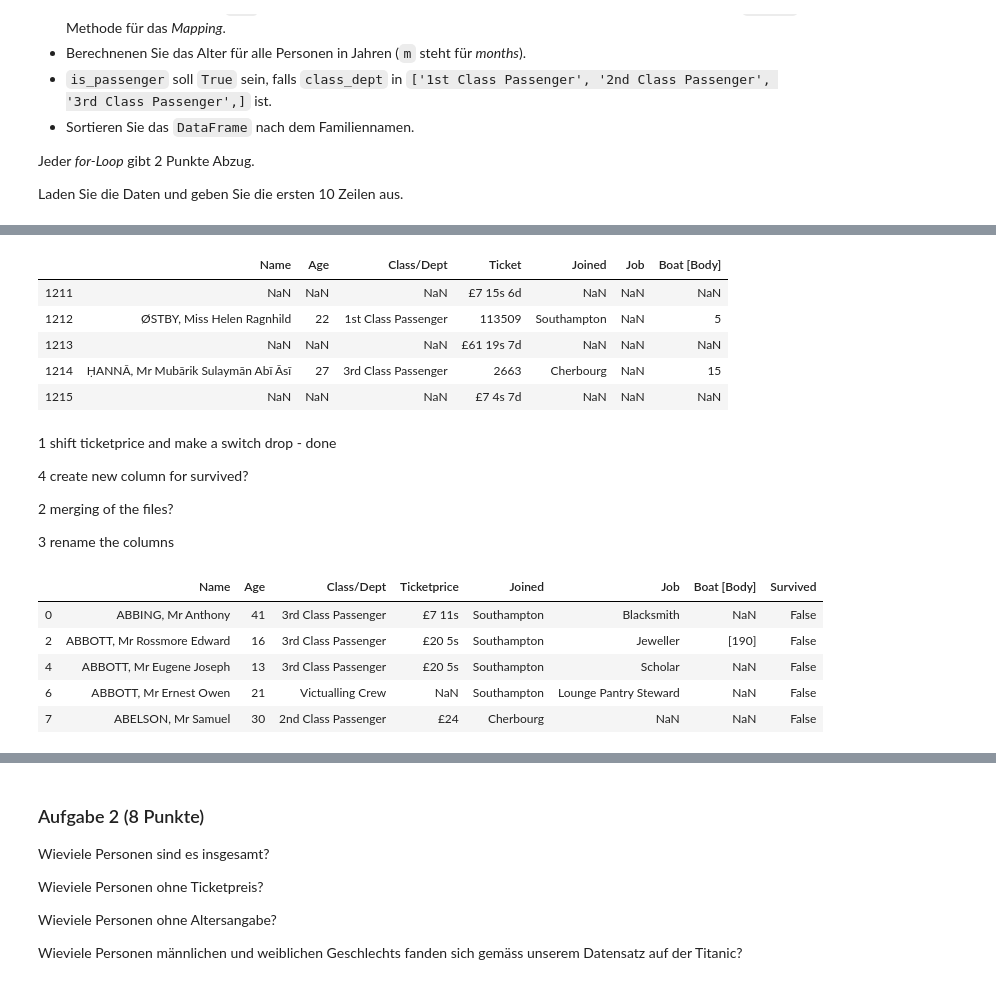
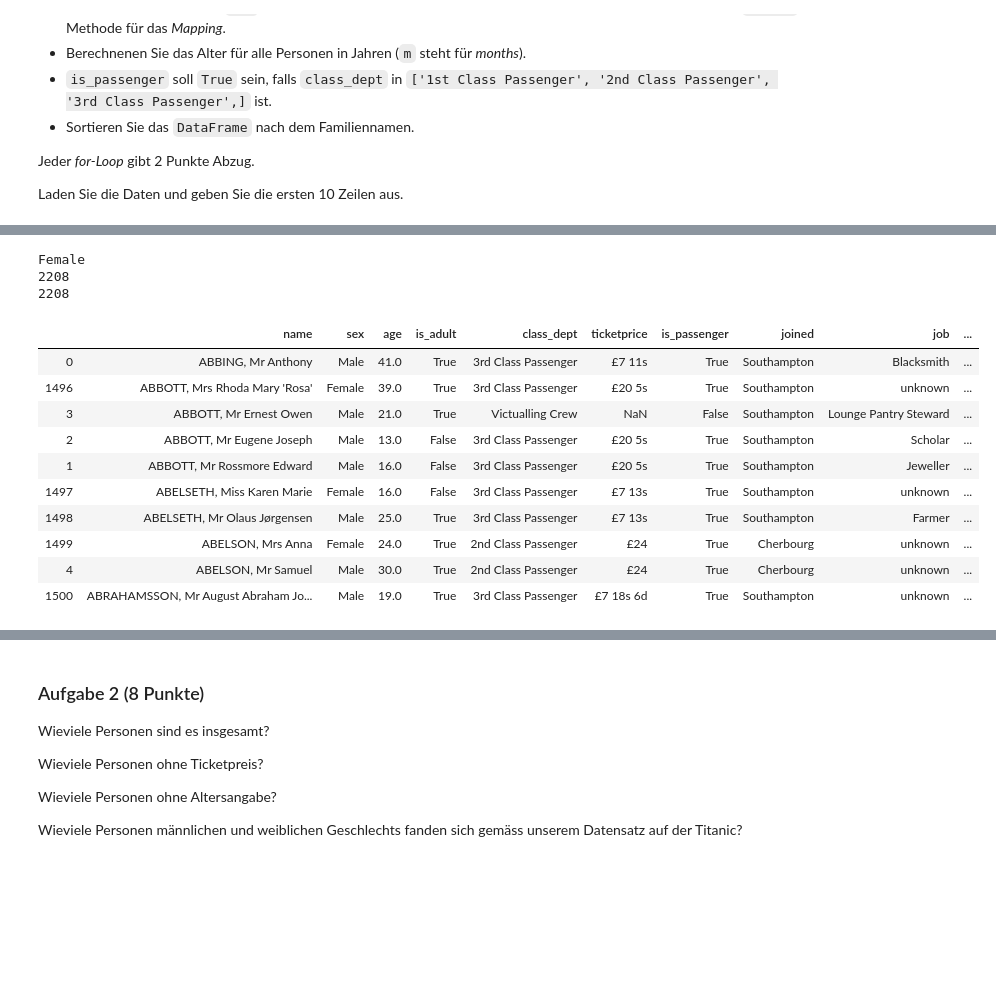
Before and after one commit to JuliaLauraMueller/dsp_hs2019, a Jupyter notebook: assignments/assignment11/exercise11.ipynb, the cells around one changed output, grey strips where cells are left out. Saved outputs shown, nothing was run; the diff lists cells and outputs as text; code cells hidden in the pictures; blank space fills up the shorter version.

```diff
--- a/assignments/assignment11/exercise11.ipynb
+++ b/assignments/assignment11/exercise11.ipynb
@@ -76,21 +70,10 @@ titanic_victims_df.head(5)
 # load File of titanic_survivors
 titanic_survivors_df = loadFile('../../data/titanic_survivors.csv')
 titanic_survivors_df.tail(5)
+print(len(titanic_survivors_df))
-# %% [output]
-|  | Name | Age | Class/Dept | Ticket | Joined | Job | Boat [Body] |
-| 1211 | NaN | NaN | NaN | £7 15s 6d | NaN | NaN | NaN |
-| 1212 | ØSTBY, Miss Helen Ragnhild | 22 | 1st Class Passenger | 113509 | Southampton | NaN | 5 |
-| 1213 | NaN | NaN | NaN | £61 19s 7d | NaN | NaN | NaN |
-| 1214 | ḤANNĀ, Mr Mubārik Sulaymān Abī Āsī | 27 | 3rd Class Passenger | 2663 | Cherbourg | NaN | 15 |
-| 1215 | NaN | NaN | NaN | £7 4s 7d | NaN | NaN | NaN |
-# %% [markdown]
-1 shift ticketprice and make a switch drop - done
-
-4 create new column for survived?
-
-2 merging of the files?
-
-3 rename the columns
+# %%
+titanic_victims_df = '../../data/titanic_victims.csv'
+titanic_survivors_df = '../../data/titanic_survivors.csv'
 # %%
 def cleanFile(df_1, df_2):
     #Shift ticketprice and drop unused row
@@ -122,15 +166,24 @@ def cleanFile(df_1, df_2):
 # %%
-import warnings
-from pandas.core.common import SettingWithCopyWarning
-warnings.simplefilter(action="ignore", category=SettingWithCopyWarning)
-
-result = cleanFile(titanic_victims_df, titanic_survivors_df)
-result.head(5)
+#import warnings
+#from pandas.core.common import SettingWithCopyWarning
+#warnings.simplefilter(action="ignore", category=SettingWithCopyWarning)
+titanic_df = cleanFile(titanic_victims_df, titanic_survivors_df)
+titanic_df.head(10)
+#print(titanic_df['is_adult'].value_counts())
+#print(titanic_df['is_adult'].value_counts())
 # %% [output]
+Female
+2208
+2208
-|  | Name | Age | Class/Dept | Ticketprice | Joined | Job | Boat [Body] | Survived |
-| 0 | ABBING, Mr Anthony | 41 | 3rd Class Passenger | £7 11s | Southampton | Blacksmith | NaN | False |
-| 2 | ABBOTT, Mr Rossmore Edward | 16 | 3rd Class Passenger | £20 5s | Southampton | Jeweller | [190] | False |
-| 4 | ABBOTT, Mr Eugene Joseph | 13 | 3rd Class Passenger | £20 5s | Southampton | Scholar | NaN | False |
-| 6 | ABBOTT, Mr Ernest Owen | 21 | Victualling Crew | NaN | Southampton | Lounge Pantry Steward | NaN | False |
-| 7 | ABELSON, Mr Samuel | 30 | 2nd Class Passenger | £24 | Cherbourg | NaN | NaN | False |
+|  | name | sex | age | is_adult | class_dept | ticketprice | is_passenger | joined | job | ... |
+| 0 | ABBING, Mr Anthony | Male | 41.0 | True | 3rd Class Passenger | £7 11s | True | Southampton | Blacksmith | ... |
+| 1496 | ABBOTT, Mrs Rhoda Mary 'Rosa' | Female | 39.0 | True | 3rd Class Passenger | £20 5s | True | Southampton | unknown | ... |
+| 3 | ABBOTT, Mr Ernest Owen | Male | 21.0 | True | Victualling Crew | NaN | False | Southampton | Lounge Pantry Steward | ... |
+| 2 | ABBOTT, Mr Eugene Joseph | Male | 13.0 | False | 3rd Class Passenger | £20 5s | True | Southampton | Scholar | ... |
+| 1 | ABBOTT, Mr Rossmore Edward | Male | 16.0 | False | 3rd Class Passenger | £20 5s | True | Southampton | Jeweller | ... |
+| 1497 | ABELSETH, Miss Karen Marie | Female | 16.0 | False | 3rd Class Passenger | £7 13s | True | Southampton | unknown | ... |
+| 1498 | ABELSETH, Mr Olaus Jørgensen | Male | 25.0 | True | 3rd Class Passenger | £7 13s | True | Southampton | Farmer | ... |
+| 1499 | ABELSON, Mrs Anna | Female | 24.0 | True | 2nd Class Passenger | £24 | True | Cherbourg | unknown | ... |
+| 4 | ABELSON, Mr Samuel | Male | 30.0 | True | 2nd Class Passenger | £24 | True | Cherbourg | unknown | ... |
+| 1500 | ABRAHAMSSON, Mr August Abraham Jo... | Male | 19.0 | True | 3rd Class Passenger | £7 18s 6d | True | Southampton | unknown | ... |
 # %%
```
Also changed, not shown: parts of 11 cells of this notebook, 1 other file.
